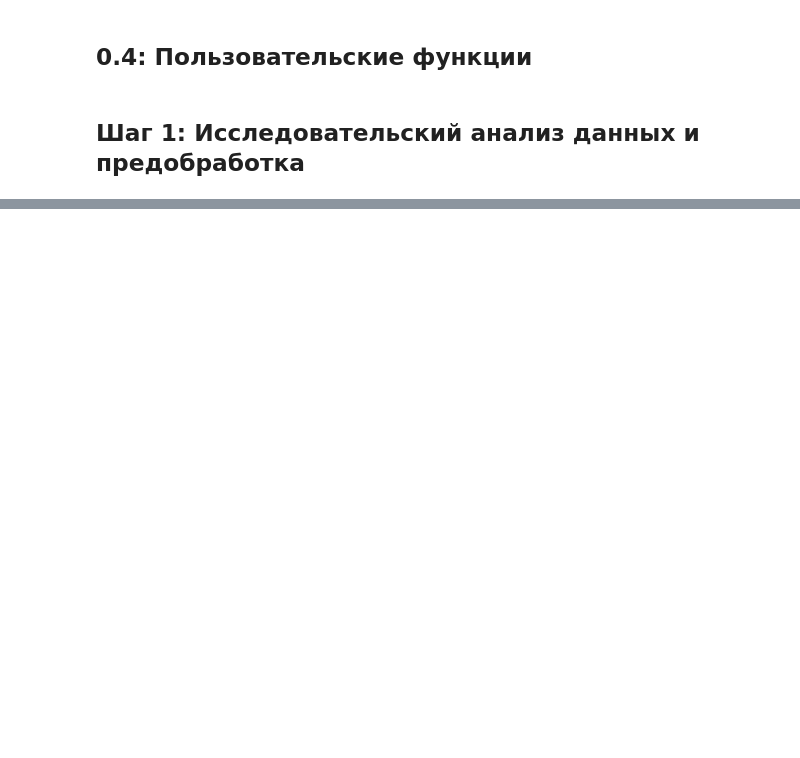
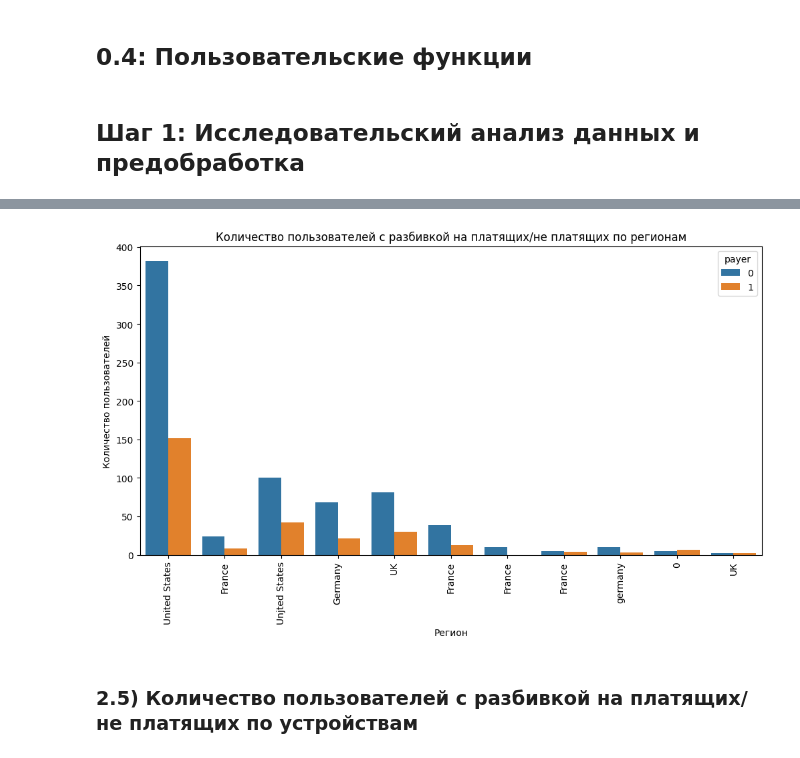
Before and after one commit to zhukovrost/lyceumFinalProject, a Jupyter notebook: project.ipynb, the cells around one changed output, grey strips where cells are left out. Saved outputs shown, nothing was run; the diff lists cells and outputs as text; code cells hidden in the pictures; blank space fills up the shorter version.

```diff
--- a/project.ipynb
+++ b/project.ipynb
@@ -64,0 +123,4 @@ df.columns = df.columns.str.lower().str.replace(" ", "_")
+# %%
+ #добавить столбец итоговой суммой покупки с учетом применения промокода на скидку 10%
+df['revenue_with_discount'] = df['revenue'] * (1 - df['promo_code'] * 0.1)
+df.head()
@@ -64,0 +137,16 @@ df.columns = df.columns.str.lower().str.replace(" ", "_")
+# %%
+df = df[(df['sessiondurationsec'] > 0) & (df['revenue'] >= 0)]
+# %%
+#добавить столбец с указанием времени суток везита
+def part_of_day(hour):
+    if 6 <= hour < 10:
+        return 'morning'
+    elif 10 <= hour < 17:
+        return 'day'
+    elif 17 <= hour < 22:
+        return 'evening'
+    return 'night'
+
+
+df['time_of_day'] = df['hour_of_day'].apply(part_of_day)
+df.head(5)
@@ -64,0 +160,4 @@ df.columns = df.columns.str.lower().str.replace(" ", "_")
+# %%
+#столбец “payer” с информацией о том, является ли пользователь платящим или нет
+df['payer'] = df['revenue'].apply(lambda x: 1 if x > 0 else 0)
+df.head()
@@ -64,0 +245,12 @@ df.columns = df.columns.str.lower().str.replace(" ", "_")
+# %%
+plt.figure(figsize=(12, 6))
+sns.countplot(x=df['region'], hue=df['payer'])
+plt.title('Количество пользователей с разбивкой на платящих/не платящих по регионам')
+plt.xlabel('Регион')
+plt.ylabel('Количество пользователей')
+plt.xticks(rotation=90)
+plt.show()
+# %% [output]
+[figure, added]
+# %% [markdown]
+### 2.5) Количество пользователей с разбивкой на платящих/не платящих по устройствам
```
Also changed, not shown: parts of 39 cells of this notebook.
